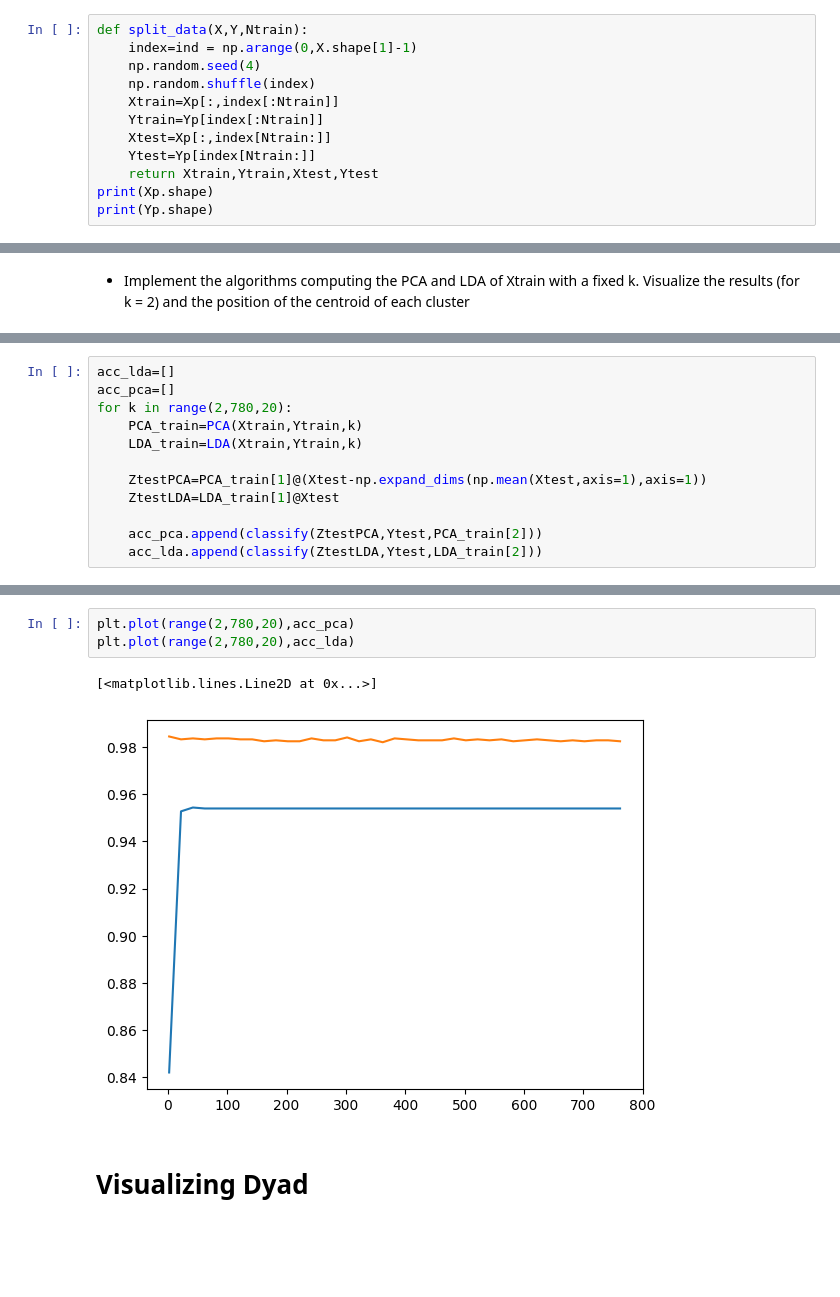
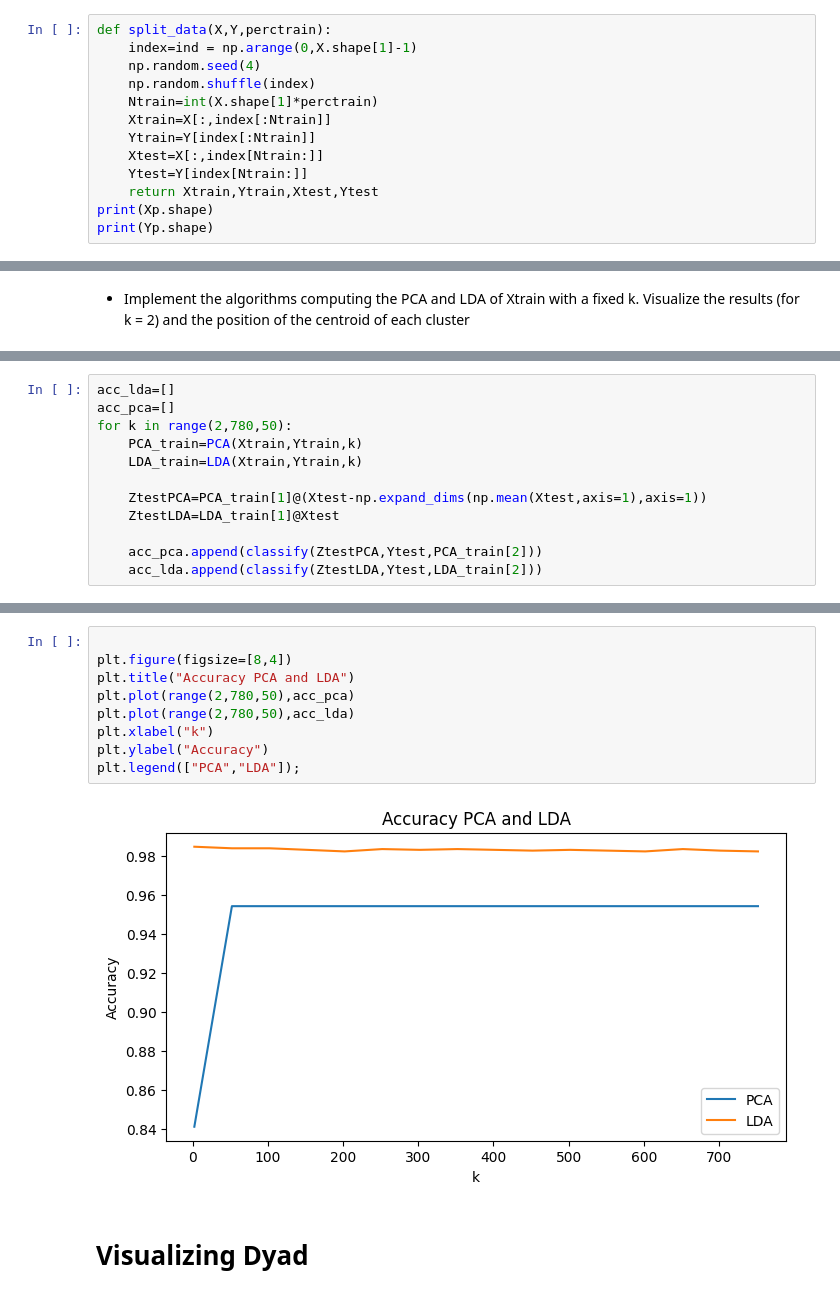
Before and after one commit to francesco-source/Artificial-Intelligence-UNIBO, a Jupyter notebook: Statistical_and_mathematical_methods_for_AI/Exercises/Exercise2.ipynb, the cells around one changed output, grey strips where cells are left out. Cells and saved outputs as stored; diff of their text form; blank space fills up the shorter version.

```diff
--- a/Statistical_and_mathematical_methods_for_AI/Exercises/Exercise2.ipynb
+++ b/Statistical_and_mathematical_methods_for_AI/Exercises/Exercise2.ipynb
@@ -69,14 +69,15 @@ print(Xp.shape,Yp.shape)
 - Set Ntrain < N and randomly sample a training set with Ntrain datapoints from X (and the corresponding Y ). Call them Xtrain and Ytrain. Everything else is the test set. Call it Xtest and
 Ytest.
 # %%
-def split_data(X,Y,Ntrain):
+def split_data(X,Y,perctrain):
     index=ind = np.arange(0,X.shape[1]-1)
     np.random.seed(4)
     np.random.shuffle(index)
-    Xtrain=Xp[:,index[:Ntrain]]
-    Ytrain=Yp[index[:Ntrain]]
-    Xtest=Xp[:,index[Ntrain:]]
-    Ytest=Yp[index[Ntrain:]]
+    Ntrain=int(X.shape[1]*perctrain)
+    Xtrain=X[:,index[:Ntrain]]
+    Ytrain=Y[index[:Ntrain]]
+    Xtest=X[:,index[Ntrain:]]
+    Ytest=Y[index[Ntrain:]]
     return Xtrain,Ytrain,Xtest,Ytest
 print(Xp.shape)
 print(Yp.shape)
@@ -320,7 +329,7 @@ Percentage of Correct classification for LDA: 0.9833061889250815
 # %%
 acc_lda=[]
 acc_pca=[]
-for k in range(2,780,20):
+for k in range(2,780,50):
     PCA_train=PCA(Xtrain,Ytrain,k)
     LDA_train=LDA(Xtrain,Ytrain,k)
 
@@ -350,9 +341,14 @@ LDA distances:  [0.05736591886179026, 0.05657289345593608, 0.06189121167058602]
-# %%
-plt.plot(range(2,780,20),acc_pca)
-plt.plot(range(2,780,20),acc_lda)
-# %% [output]
-[<matplotlib.lines.Line2D at 0x...>]
-[figure, removed]
+# %%
+
+plt.figure(figsize=[8,4])
+plt.title("Accuracy PCA and LDA")
+plt.plot(range(2,780,50),acc_pca)
+plt.plot(range(2,780,50),acc_lda)
+plt.xlabel("k")
+plt.ylabel("Accuracy")
+plt.legend(["PCA","LDA"]);
+# %% [output]
+[figure, added]
 # %% [markdown]
 # Visualizing Dyad
 # %%
```
Also changed, not shown: parts of 7 cells of this notebook.
